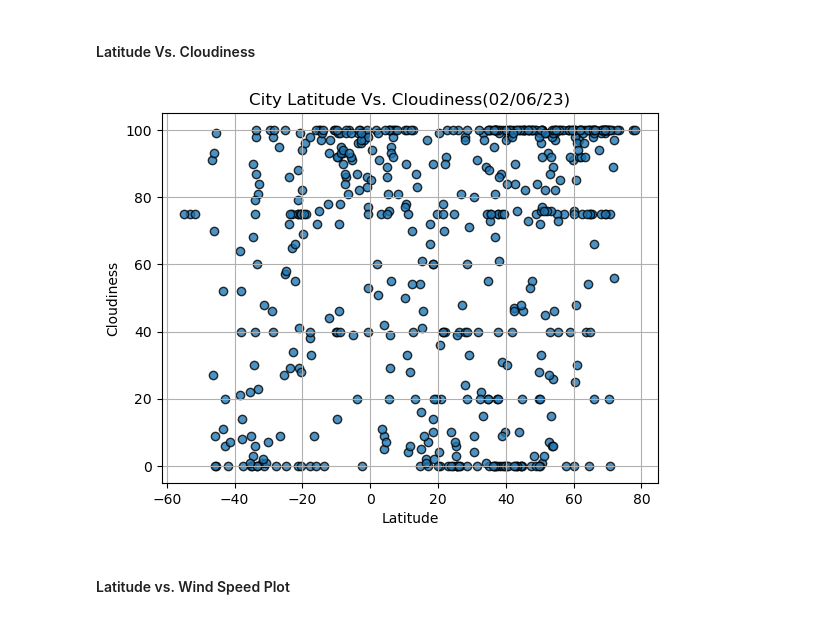
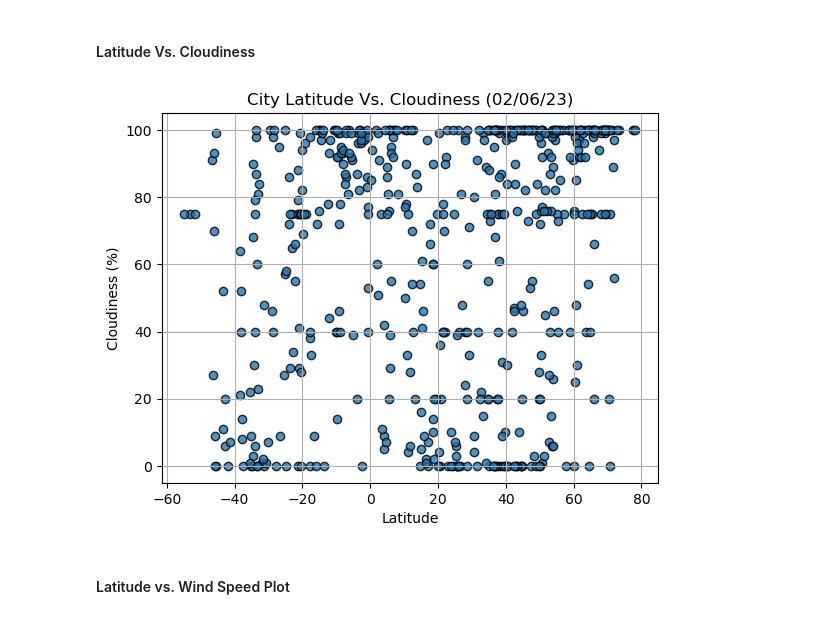
Before and after one commit to cghosh2022/python-api-challenge, a Jupyter notebook: WeatherPy/WeatherPy.ipynb, the cells around one changed output. Cells and saved outputs as stored; diff of their text form; code cells hidden in the pictures.

```diff
--- a/WeatherPy/WeatherPy.ipynb
+++ b/WeatherPy/WeatherPy.ipynb
@@ -237,23 +237,23 @@ plt.show()
 # %%
 # Build the scatter plots for latitude vs. cloudiness
 plt.scatter(city_data_df["Lat"],
             city_data_df["Cloudiness"],
            edgecolor="black", linewidth=1, marker="o",
            alpha=0.8, label="Cities")
 
 # Incorporate the other graph properties
-plt.title("City Latitude Vs. Cloudiness(%s)" % time.strftime("%x"))
-plt.ylabel("Cloudiness")
+plt.title("City Latitude Vs. Cloudiness (%s)" % time.strftime("%x"))
+plt.ylabel("Cloudiness (%)")
 plt.xlabel("Latitude")
 plt.grid(True)
 
 # Save the figure
 plt.savefig("output_data/Fig3.png")
 
 # Show plot
 plt.show()
 # %% [output]
-[figure, old version]
+[figure, new version]
 # %% [markdown]
 #### Latitude vs. Wind Speed Plot
 # %%
```
Also changed, not shown: parts of 23 cells of this notebook.
